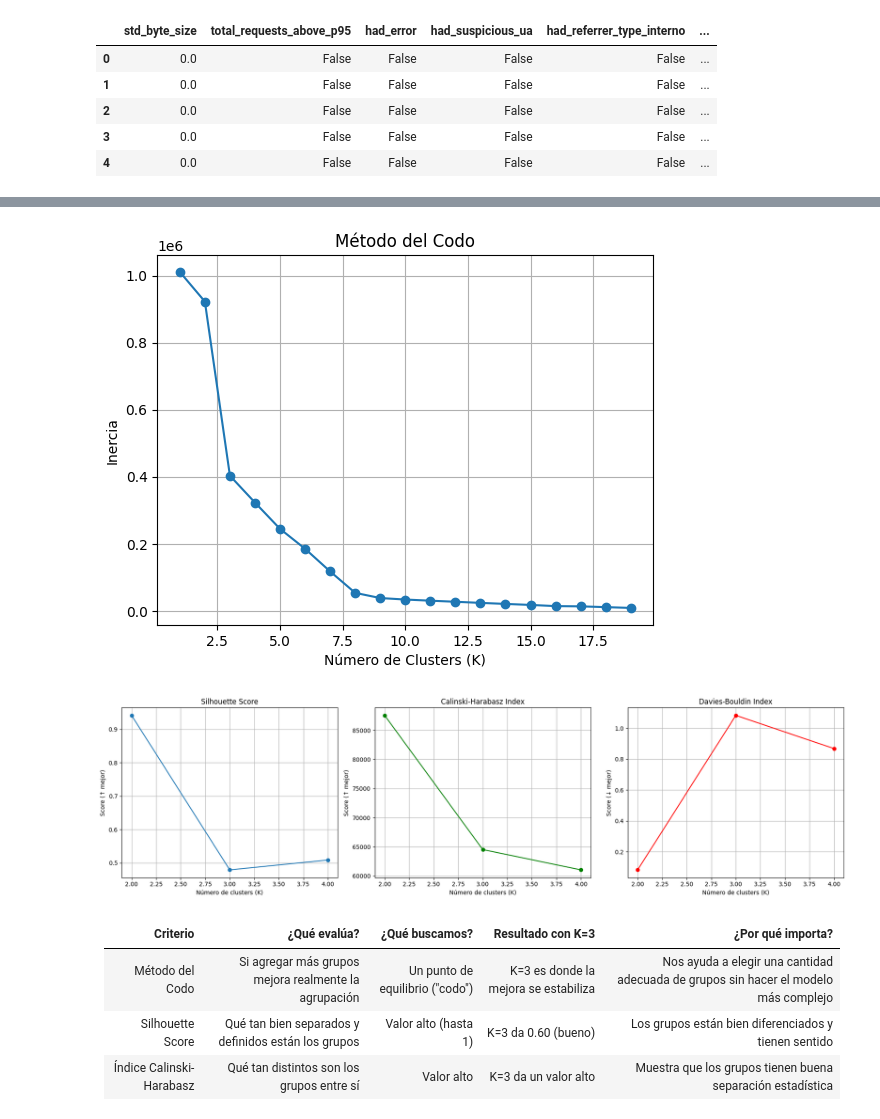
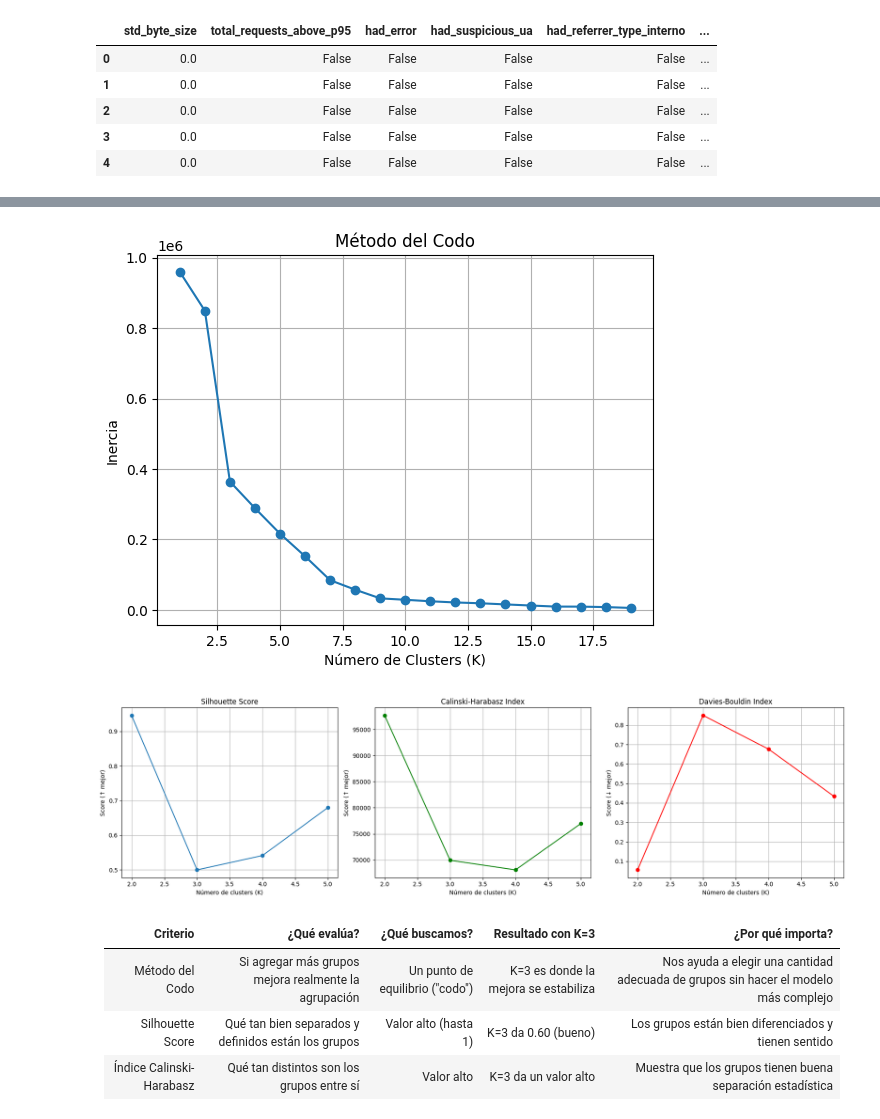
Before and after one commit to Dalperdomoe/meli_deteccion_anomalias, a Jupyter notebook: notebooks/2.0-dape-model.ipynb, the cells around one changed output, grey strips where cells are left out. Saved outputs shown, nothing was run; the diff lists cells and outputs as text; code cells hidden in the pictures.

```diff
--- a/notebooks/2.0-dape-model.ipynb
+++ b/notebooks/2.0-dape-model.ipynb
@@ -24,7 +41,6 @@ df.head()
 # %%
-X_scaled = StandardScaler().fit_transform(df)
-pca = PCA(n_components=2)
-pca_result = pca.fit_transform(X_scaled)
+pca = PCA(n_components=6)
+X_pca = pca.fit_transform(X_scaled)
 # %%
 
 inertias = []
@@ -32,7 +48,7 @@ K_range = range(1, 20)
 
 for k in K_range:
     kmeans = KMeans(n_clusters=k, random_state=42)
-    kmeans.fit(X_scaled)
+    kmeans.fit(X_pca)
     inertias.append(kmeans.inertia_)
 
 plt.plot(K_range, inertias, marker='o')
@@ -42,10 +58,10 @@ plt.title('Método del Codo')
 plt.grid(True)
 plt.show()
 # %% [output]
-[figure, old version]
+[figure, new version]
 # %%
 # Rango de K a probar
-K_range = range(2, 5)
+K_range = range(2, 6)
 
 # Almacenar resultados
 silhouette_scores = []
@@ -54,40 +70,40 @@ db_scores = []
 
 for k in K_range:
     kmeans = KMeans(n_clusters=k, random_state=42, n_init=10)
-    labels = kmeans.fit_predict(X_scaled)
+    labels = kmeans.fit_predict(X_pca)
 
-    silhouette_scores.append(silhouette_score(X_scaled, labels))
-    ch_scores.append(calinski_harabasz_score(X_scaled, labels))
-    db_scores.append(davies_bouldin_score(X_scaled, labels))
+    silhouette_scores.append(silhouette_score(X_pca, labels))
+    ch_scores.append(calinski_harabasz_score(X_pca, labels))
+    db_scores.append(davies_bouldin_score(X_pca, labels))
 
 # Graficar todas juntas
 fig, ax = plt.subplots(1, 3, figsize=(18, 5))
 
 # Silhouette
 ax[0].plot(K_range, silhouette_scores, marker='o')
 ax[0].set_title("Silhouette Score")
 ax[0].set_xlabel("Número de clusters (K)")
 ax[0].set_ylabel("Score (↑ mejor)")
 ax[0].grid(True)
 
 # Calinski-Harabasz
 ax[1].plot(K_range, ch_scores, marker='o', color='green')
 ax[1].set_title("Calinski-Harabasz Index")
 ax[1].set_xlabel("Número de clusters (K)")
 ax[1].set_ylabel("Score (↑ mejor)")
 ax[1].grid(True)
 
 # Davies-Bouldin
 ax[2].plot(K_range, db_scores, marker='o', color='red')
 ax[2].set_title("Davies-Bouldin Index")
 ax[2].set_xlabel("Número de clusters (K)")
 ax[2].set_ylabel("Score (↓ mejor)")
 ax[2].grid(True)
 
 plt.tight_layout()
 plt.show()
 # %% [output]
-[figure, old version]
+[figure, new version]
 # %% [markdown]
 | Criterio                  | ¿Qué evalúa?                                                       | ¿Qué buscamos?                          | Resultado con K=3                           | ¿Por qué importa?                                                                 |
 |---------------------------|---------------------------------------------------------------------|------------------------------------------|---------------------------------------------|------------------------------------------------------------------------------------|
```
Also changed, not shown: parts of 9 cells of this notebook, 9 other files.
